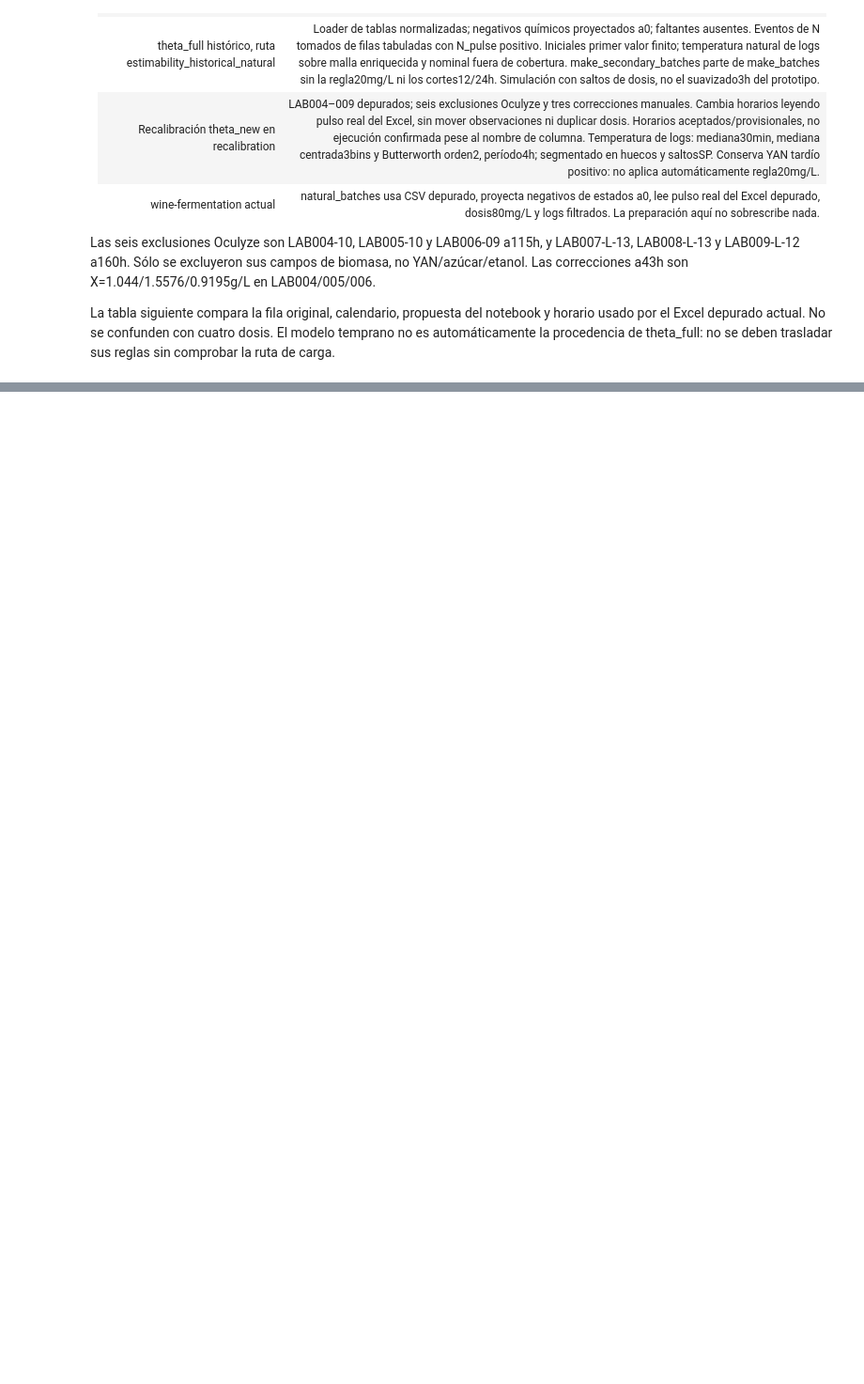
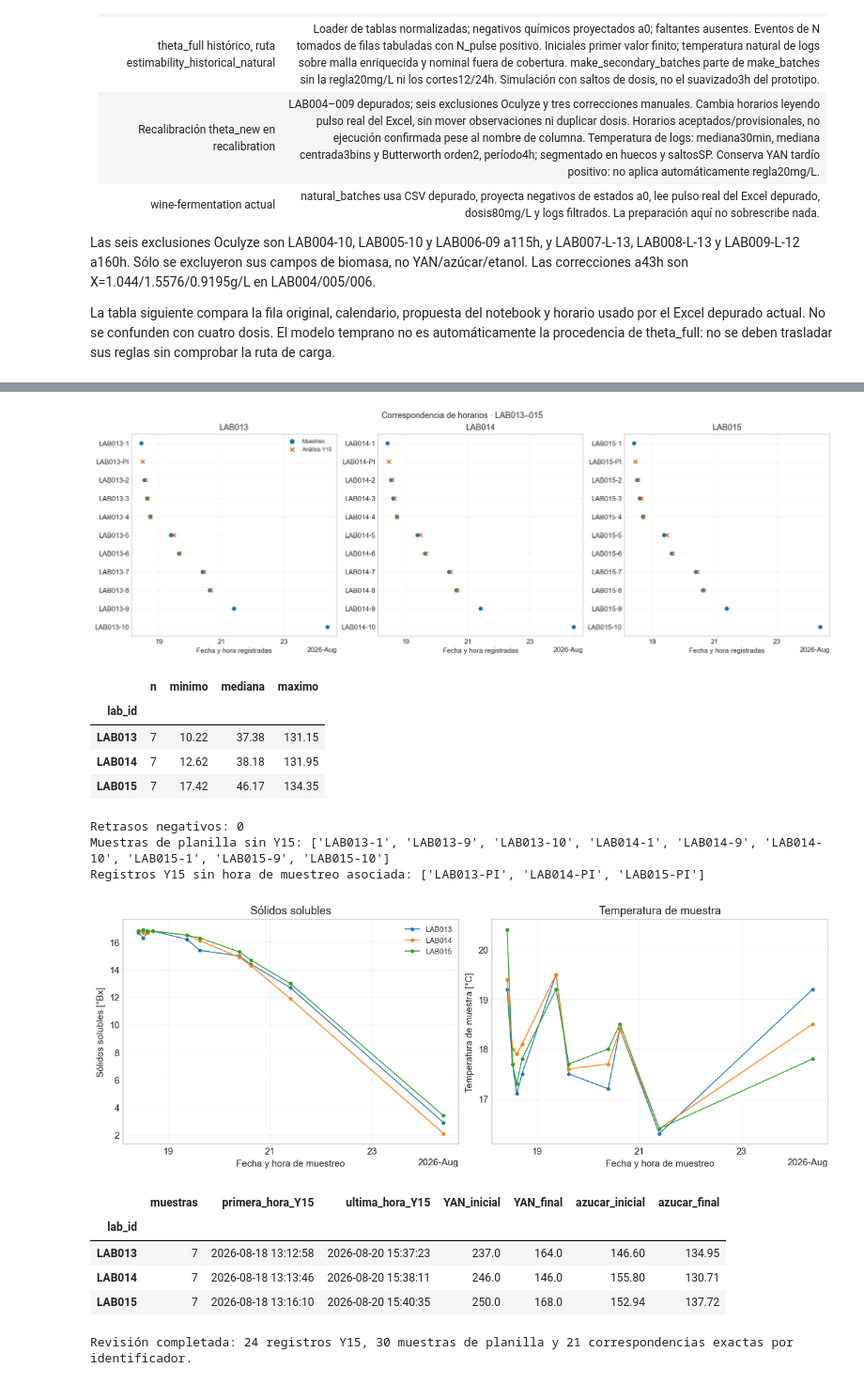
Before and after one commit to crodv/wine-fermentation, a Jupyter notebook: notebooks/preparing_data/preparing_data.executed.ipynb, the cells around one changed output, grey strips where cells are left out. Shown at 94% size. Cells and saved outputs as stored; diff of their text form; code cells hidden in the pictures; blank space fills up the shorter version.

```diff
--- a/notebooks/preparing_data/preparing_data.executed.ipynb
+++ b/notebooks/preparing_data/preparing_data.executed.ipynb
@@ -957,0 +1118,65 @@ YAN tardío conservado en la preparación actual:
+# %%
+
+fig, axes = plt.subplots(1, 3, figsize=(15, 5), layout='constrained')
+for ax, lab in zip(axes, REVIEW_LABS):
+    frame = review_joined.loc[review_joined.lab_id.eq(lab)].sort_values('plot_datetime')
+    for row, record in enumerate(frame.itertuples()):
+        if pd.notna(record.sample_datetime) and pd.notna(record.y15_datetime):
+            ax.plot([record.sample_datetime, record.y15_datetime], [row, row], color='#777777', lw=1)
+        if pd.notna(record.sample_datetime):
+            ax.scatter(record.sample_datetime, row, color='#0072B2', marker='o', s=25)
+        if pd.notna(record.y15_datetime):
+            ax.scatter(record.y15_datetime, row, color='#D55E00', marker='x', s=30)
+    ax.set_yticks(range(len(frame)), frame.sample_id)
+    ax.invert_yaxis()
+    locator = mdates.AutoDateLocator(minticks=3, maxticks=5)
+    ax.xaxis.set_major_locator(locator)
+    ax.xaxis.set_major_formatter(mdates.ConciseDateFormatter(locator))
+    ax.set(title=lab, xlabel='Fecha y hora registradas')
+    ax.grid(alpha=.2)
+axes[0].scatter([], [], color='#0072B2', marker='o', label='Muestreo')
+axes[0].scatter([], [], color='#D55E00', marker='x', label='Análisis Y15')
+axes[0].legend(fontsize=8)
+fig.suptitle('Correspondencia de horarios · LAB013–015')
+plt.show()
+review_delays = review_joined.loc[review_joined['_merge'].eq('both')].groupby('lab_id').delay_min.agg(n='size', minimo='min', mediana='median', maximo='max')
+display(review_delays.round(2))
+print('Retrasos negativos:', int(review_joined.delay_min.lt(0).sum()))
+print('Muestras de planilla sin Y15:', review_joined.loc[review_joined['_merge'].eq('right_only'), 'sample_id'].tolist())
+print('Registros Y15 sin hora de muestreo asociada:', review_joined.loc[review_joined['_merge'].eq('left_only'), 'sample_id'].tolist())
+fig, axes = plt.subplots(1, 2, figsize=(11, 4), layout='constrained')
+for ax, (column, label, unit) in zip(axes, [('brix_degBx','Sólidos solubles','°Bx'), ('temperature_C','Temperatura de muestra','°C')]):
+    for lab in REVIEW_LABS:
+        frame = review_offline.loc[review_offline.lab_id.eq(lab)].sort_values('sample_datetime')
+        ax.plot(frame.sample_datetime, frame[column], 'o-', ms=3, lw=1, label=lab)
+    locator = mdates.AutoDateLocator(minticks=3, maxticks=5)
+    ax.xaxis.set_major_locator(locator)
+    ax.xaxis.set_major_formatter(mdates.ConciseDateFormatter(locator))
+    ax.set(title=label, ylabel=f'{label} [{unit}]', xlabel='Fecha y hora de muestreo')
+    ax.grid(alpha=.2)
+axes[0].legend(fontsize=8)
+plt.show()
+review_endpoints = review_y15.loc[review_y15.sample_type.eq('fermentation_sample')].sort_values('y15_datetime').groupby('lab_id').agg(
+    muestras=('sample_id','size'), primera_hora_Y15=('y15_datetime','min'), ultima_hora_Y15=('y15_datetime','max'),
+    YAN_inicial=('YAN_mg_L','first'), YAN_final=('YAN_mg_L','last'),
+    azucar_inicial=('glucose_fructose_g_L','first'), azucar_final=('glucose_fructose_g_L','last'))
+with pd.option_context('display.max_columns', None):display(review_endpoints)
+assert all(hashlib.sha256(path.read_bytes()).hexdigest() == value for path, value in review_hashes.items())
+print('Revisión completada: 24 registros Y15, 30 muestras de planilla y 21 correspondencias exactas por identificador.')
+# %% [output]
+[figure, added]
+|  | n | minimo | mediana | maximo |
+| lab_id |  |  |  |  |
+| LAB013 | 7 | 10.22 | 37.38 | 131.15 |
+| LAB014 | 7 | 12.62 | 38.18 | 131.95 |
+| LAB015 | 7 | 17.42 | 46.17 | 134.35 |
+Retrasos negativos: 0
+Muestras de planilla sin Y15: ['LAB013-1', 'LAB013-9', 'LAB013-10', 'LAB014-1', 'LAB014-9', 'LAB014-10', 'LAB015-1', 'LAB015-9', 'LAB015-10']
+Registros Y15 sin hora de muestreo asociada: ['LAB013-PI', 'LAB014-PI', 'LAB015-PI']
+[figure, added]
+|  | muestras | primera_hora_Y15 | ultima_hora_Y15 | YAN_inicial | YAN_final | azucar_inicial | azucar_final |
+| lab_id |  |  |  |  |  |  |  |
+| LAB013 | 7 | 2026-08-18 13:12:58 | 2026-08-20 15:37:23 | 237.0 | 164.0 | 146.60 | 134.95 |
+| LAB014 | 7 | 2026-08-18 13:13:46 | 2026-08-20 15:38:11 | 246.0 | 146.0 | 155.80 | 130.71 |
+| LAB015 | 7 | 2026-08-18 13:16:10 | 2026-08-20 15:40:35 | 250.0 | 168.0 | 152.94 | 137.72 |
+Revisión completada: 24 registros Y15, 30 muestras de planilla y 21 correspondencias exactas por identificador.
```
Also changed, not shown: parts of 13 cells of this notebook, 9 other files.
